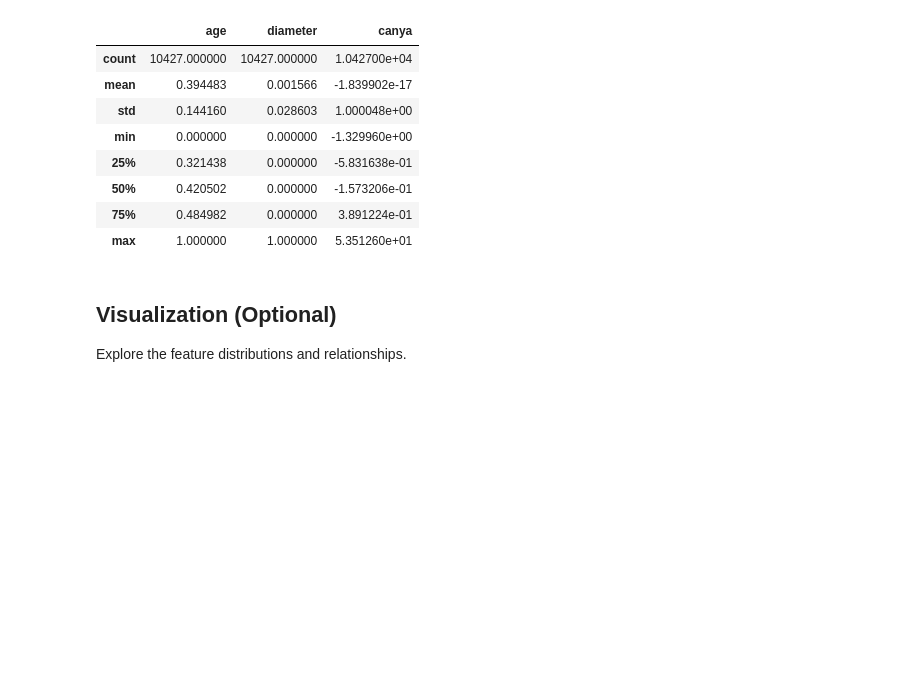
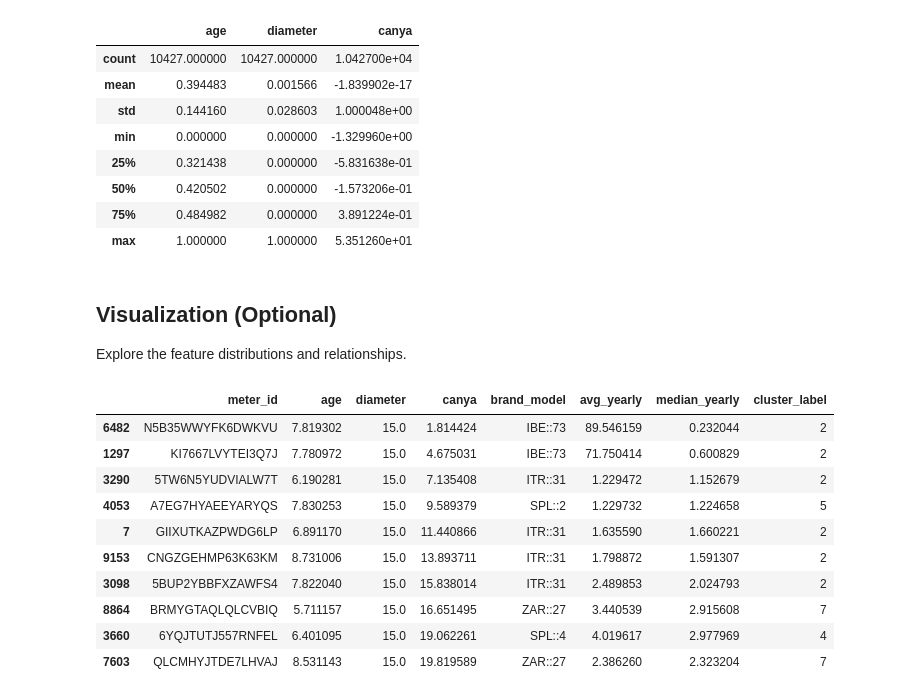
Before and after one commit to aniol-petit/barcelona-water-flow, a Jupyter notebook: data/stage1_kmeans/kmeans_physical.ipynb, the cells around one changed output. Drawn from its saved outputs; the diff is of its cells as text; code cells hidden in the pictures; blank space fills up the shorter version.

Commit message:
Stage I reviewed + Stage II basic successful implementation

```diff
--- a/data/stage1_kmeans/kmeans_physical.ipynb
+++ b/data/stage1_kmeans/kmeans_physical.ipynb
@@ -282,3 +286,22 @@ Explore the feature distributions and relationships.
 # # Pairwise relationships
 # sns.pairplot(features[["age", "diameter", "canya"]])
 # plt.show()
+# %%
+df_clusters = pd.read_csv("../stage1_outputs/stage1_physical_features_with_clusters.csv")
+
+df_clusters[df_clusters["cluster_label"] == 3]
+# Top 10 rows with the maximum 'canya' values
+df_clusters.nlargest(10, "diameter")
+df_clusters.nsmallest(10, "canya")
+# %% [output]
+|  | meter_id | age | diameter | canya | brand_model | avg_yearly | median_yearly | cluster_label |
+| 6482 | N5B35WWYFK6DWKVU | 7.819302 | 15.0 | 1.814424 | IBE::73 | 89.546159 | 0.232044 | 2 |
+| 1297 | KI7667LVYTEI3Q7J | 7.780972 | 15.0 | 4.675031 | IBE::73 | 71.750414 | 0.600829 | 2 |
+| 3290 | 5TW6N5YUDVIALW7T | 6.190281 | 15.0 | 7.135408 | ITR::31 | 1.229472 | 1.152679 | 2 |
+| 4053 | A7EG7HYAEEYARYQS | 7.830253 | 15.0 | 9.589379 | SPL::2 | 1.229732 | 1.224658 | 5 |
+| 7 | GIIXUTKAZPWDG6LP | 6.891170 | 15.0 | 11.440866 | ITR::31 | 1.635590 | 1.660221 | 2 |
+| 9153 | CNGZGEHMP63K63KM | 8.731006 | 15.0 | 13.893711 | ITR::31 | 1.798872 | 1.591307 | 2 |
+| 3098 | 5BUP2YBBFXZAWFS4 | 7.822040 | 15.0 | 15.838014 | ITR::31 | 2.489853 | 2.024793 | 2 |
+| 8864 | BRMYGTAQLQLCVBIQ | 5.711157 | 15.0 | 16.651495 | ZAR::27 | 3.440539 | 2.915608 | 7 |
+| 3660 | 6YQJTUTJ557RNFEL | 6.401095 | 15.0 | 19.062261 | SPL::4 | 4.019617 | 2.977969 | 4 |
+| 7603 | QLCMHYJTDE7LHVAJ | 8.531143 | 15.0 | 19.819589 | ZAR::27 | 2.386260 | 2.323204 | 7 |
```
Also changed, not shown: parts of 2 cells of this notebook, 25 other files.
